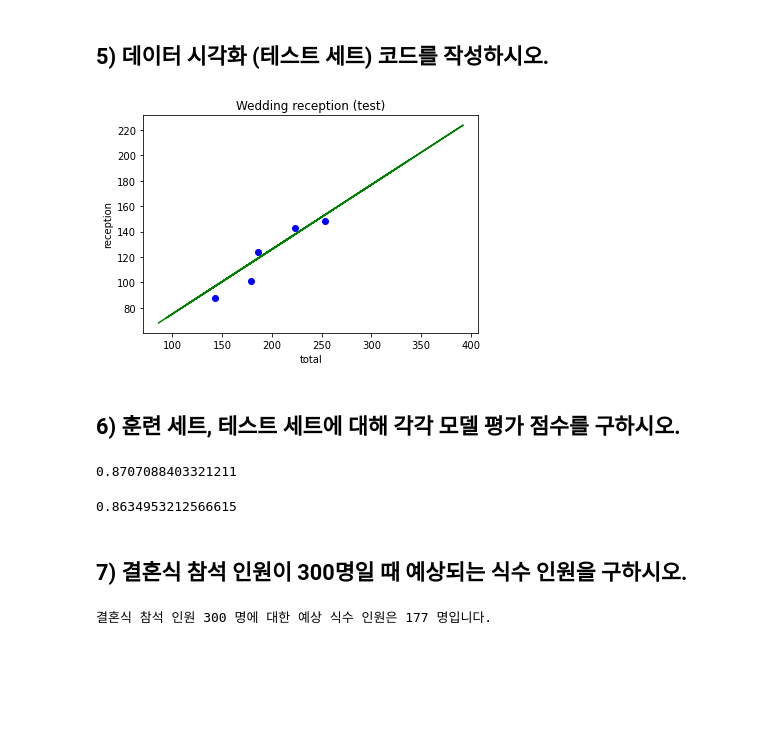
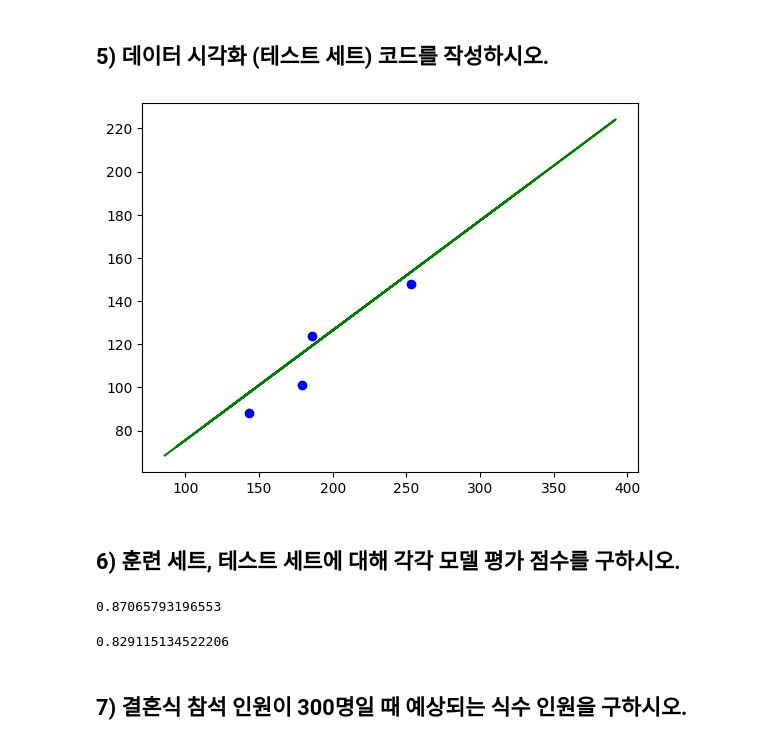
Before and after one commit to xangmln/ML_inflearn, a Jupyter notebook: 06. Quiz.ipynb, the cells around one changed output. Cells and saved outputs as stored; diff of their text form; code cells hidden in the pictures; blank space fills up the shorter version.

```diff
--- a/06. Quiz.ipynb
+++ b/06. Quiz.ipynb
@@ -38,7 +49,7 @@ X[:5], y[:5]
 (단, random_state = 0 으로 설정)
 # %%
 from sklearn.model_selection import train_test_split
-X_train, X_test, y_train, y_test = train_test_split(X, y, test_size=0.25, random_state=0)
+X_train, X_test, y_train, y_test = train_test_split(X,y,test_size=0.2, random_state=0)
 # %% [markdown]
 ## 3) 훈련 세트를 이용하여 단순 선형 회귀 (Simple Linear Regression) 모델을 생성하시오.
 # %%
@@ -48,2 +59,5 @@ reg.fit(X_train, y_train)
 # %% [output]
 LinearRegression()
+# %%
+y_pred = reg.predict(X_train)
+y_pred
@@ -61,30 +77,20 @@ plt.show()
 # %% [markdown]
 ## 5) 데이터 시각화 (테스트 세트) 코드를 작성하시오.
 # %%
-plt.scatter(X_test, y_test, color='blue')
-plt.plot(X_train, reg.predict(X_train), color='green')
-plt.title('Wedding reception (test)')
-plt.xlabel('total')
-plt.ylabel('reception')
+plt.scatter(X_test,y_test,color='blue')
+plt.plot(X_train,y_pred,color='green')
 plt.show()
 # %% [output]
-[figure, old version]
+[figure, new version]
 # %% [markdown]
 ## 6) 훈련 세트, 테스트 세트에 대해 각각 모델 평가 점수를 구하시오.
 # %%
-reg.score(X_train, y_train) # 훈련 세트 평가 점수
+reg.score(X_train,y_train)
 # %% [output]
-0.8707088403321211
+0.87065793196553
 # %%
-reg.score(X_test, y_test) # 테스트 세트 평가 점수
+reg.score(X_test,y_test)
 # %% [output]
-0.8634953212566615
+0.829115134522206
 # %% [markdown]
 ## 7) 결혼식 참석 인원이 300명일 때 예상되는 식수 인원을 구하시오.
-# %%
-total = 300 # 결혼식 참석 인원
-y_pred = reg.predict([[total]])
-
-print(f'결혼식 참석 인원 {total} 명에 대한 예상 식수 인원은 {np.around(y_pred[0]).astype(int)} 명입니다.')
-# %% [output]
-결혼식 참석 인원 300 명에 대한 예상 식수 인원은 177 명입니다.
```
Also changed, not shown: parts of 5 cells of this notebook.
